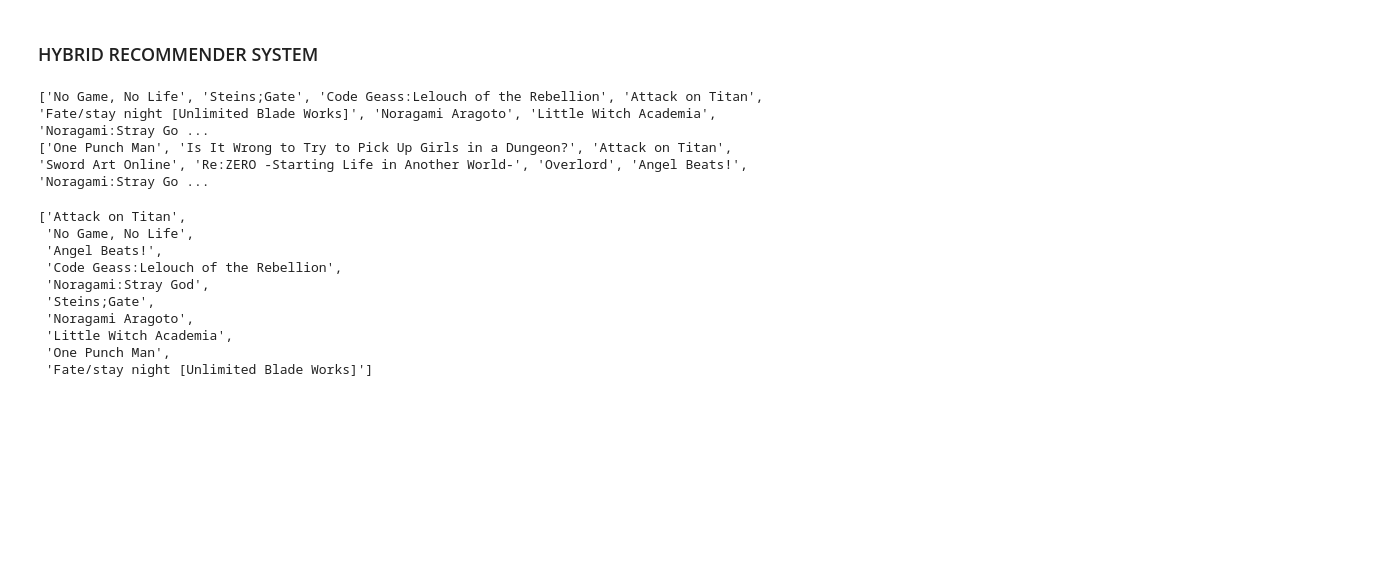
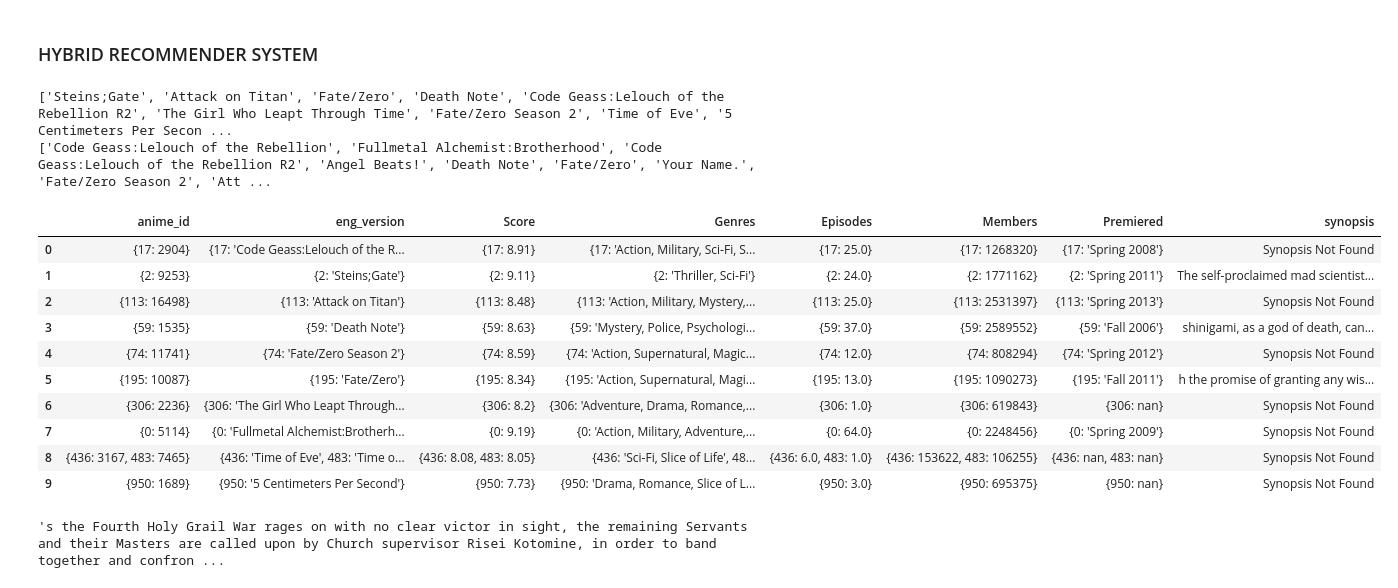
Before and after one commit to aman-yadav-ds/anime-recommender, a Jupyter notebook: notebook/anime.ipynb, the cells around one changed output. Cells and saved outputs as stored; diff of their text form; code cells hidden in the pictures; blank space fills up the shorter version.

```diff
--- a/notebook/anime.ipynb
+++ b/notebook/anime.ipynb
@@ -660,18 +663,46 @@ def hybrid_recommendation(user_id , user_weight=0.8, content_weight =0.2):
     sorted_animes = sorted(combined_scores.items() , key=lambda x:x[1] , reverse=True)
 
     return [anime for anime , score in sorted_animes[:10]]
-# %%
-hybrid_recommendation(11880)
-# %% [output]
-['No Game, No Life', 'Steins;Gate', 'Code Geass:Lelouch of the Rebellion', 'Attack on Titan', 'Fate/stay night [Unlimited Blade Works]', 'Noragami Aragoto', 'Little Witch Academia', 'Noragami:Stray Go ...
-['One Punch Man', 'Is It Wrong to Try to Pick Up Girls in a Dungeon?', 'Attack on Titan', 'Sword Art Online', 'Re:ZERO -Starting Life in Another World-', 'Overlord', 'Angel Beats!', 'Noragami:Stray Go ...
-['Attack on Titan',
- 'No Game, No Life',
- 'Angel Beats!',
- 'Code Geass:Lelouch of the Rebellion',
- 'Noragami:Stray God',
- 'Steins;Gate',
- 'Noragami Aragoto',
- 'Little Witch Academia',
- 'One Punch Man',
- 'Fate/stay night [Unlimited Blade Works]']
+# %%
+recommended_anime_names = hybrid_recommendation(11880)
+# %% [output]
+['Steins;Gate', 'Attack on Titan', 'Fate/Zero', 'Death Note', 'Code Geass:Lelouch of the Rebellion R2', 'The Girl Who Leapt Through Time', 'Fate/Zero Season 2', 'Time of Eve', '5 Centimeters Per Secon ...
+['Code Geass:Lelouch of the Rebellion', 'Fullmetal Alchemist:Brotherhood', 'Code Geass:Lelouch of the Rebellion R2', 'Angel Beats!', 'Death Note', 'Fate/Zero', 'Your Name.', 'Fate/Zero Season 2', 'Att ...
+# %%
+def getRecommendedAnimeFrame(recommended_animes_names, df, synopsis_df):
+    # anime_df = pd.read_csv(path_anime_df)
+    # synopsis_df = pd.read_csv(path_synopsis_df)
+    anime_df = df
+    recommended_anime_rows = []
+    for anime_name in recommended_animes_names:
+        anime_data = getAnimeFrame(anime_name, anime_df) # Get the row as a Series
+        synopsis = getSynopsis(anime_name, synopsis_df)
+
+        # Create a dictionary for the new row
+        row_dict = anime_data.to_dict()
+        row_dict['synopsis'] = synopsis
+        recommended_anime_rows.append(row_dict)
+
+    recommended_animes_frame = pd.DataFrame(recommended_anime_rows)
+    if 'Type' in (recommended_animes_frame.columns):
+        recommended_animes_frame = recommended_animes_frame.drop(columns=['Type'])
+
+    return recommended_animes_frame
+# %%
+getRecommendedAnimeFrame(recommended_anime_names, df, synopsis_df)
+# %% [output]
+|  | anime_id | eng_version | Score | Genres | Episodes | Members | Premiered | synopsis |
+| 0 | {17: 2904} | {17: 'Code Geass:Lelouch of the R... | {17: 8.91} | {17: 'Action, Military, Sci-Fi, S... | {17: 25.0} | {17: 1268320} | {17: 'Spring 2008'} | Synopsis Not Found |
+| 1 | {2: 9253} | {2: 'Steins;Gate'} | {2: 9.11} | {2: 'Thriller, Sci-Fi'} | {2: 24.0} | {2: 1771162} | {2: 'Spring 2011'} | The self-proclaimed mad scientist... |
+| 2 | {113: 16498} | {113: 'Attack on Titan'} | {113: 8.48} | {113: 'Action, Military, Mystery,... | {113: 25.0} | {113: 2531397} | {113: 'Spring 2013'} | Synopsis Not Found |
+| 3 | {59: 1535} | {59: 'Death Note'} | {59: 8.63} | {59: 'Mystery, Police, Psychologi... | {59: 37.0} | {59: 2589552} | {59: 'Fall 2006'} | shinigami, as a god of death, can... |
+| 4 | {74: 11741} | {74: 'Fate/Zero Season 2'} | {74: 8.59} | {74: 'Action, Supernatural, Magic... | {74: 12.0} | {74: 808294} | {74: 'Spring 2012'} | Synopsis Not Found |
+| 5 | {195: 10087} | {195: 'Fate/Zero'} | {195: 8.34} | {195: 'Action, Supernatural, Magi... | {195: 13.0} | {195: 1090273} | {195: 'Fall 2011'} | h the promise of granting any wis... |
+| 6 | {306: 2236} | {306: 'The Girl Who Leapt Through... | {306: 8.2} | {306: 'Adventure, Drama, Romance,... | {306: 1.0} | {306: 619843} | {306: nan} | Synopsis Not Found |
+| 7 | {0: 5114} | {0: 'Fullmetal Alchemist:Brotherh... | {0: 9.19} | {0: 'Action, Military, Adventure,... | {0: 64.0} | {0: 2248456} | {0: 'Spring 2009'} | Synopsis Not Found |
+| 8 | {436: 3167, 483: 7465} | {436: 'Time of Eve', 483: 'Time o... | {436: 8.08, 483: 8.05} | {436: 'Sci-Fi, Slice of Life', 48... | {436: 6.0, 483: 1.0} | {436: 153622, 483: 106255} | {436: nan, 483: nan} | Synopsis Not Found |
+| 9 | {950: 1689} | {950: '5 Centimeters Per Second'} | {950: 7.73} | {950: 'Drama, Romance, Slice of L... | {950: 3.0} | {950: 695375} | {950: nan} | Synopsis Not Found |
+# %%
+getSynopsis(11741, synopsis_df)
+# %% [output]
+'s the Fourth Holy Grail War rages on with no clear victor in sight, the remaining Servants and their Masters are called upon by Church supervisor Risei Kotomine, in order to band together and confron ...
```
Also changed, not shown: parts of 12 cells of this notebook, 10 other files.
